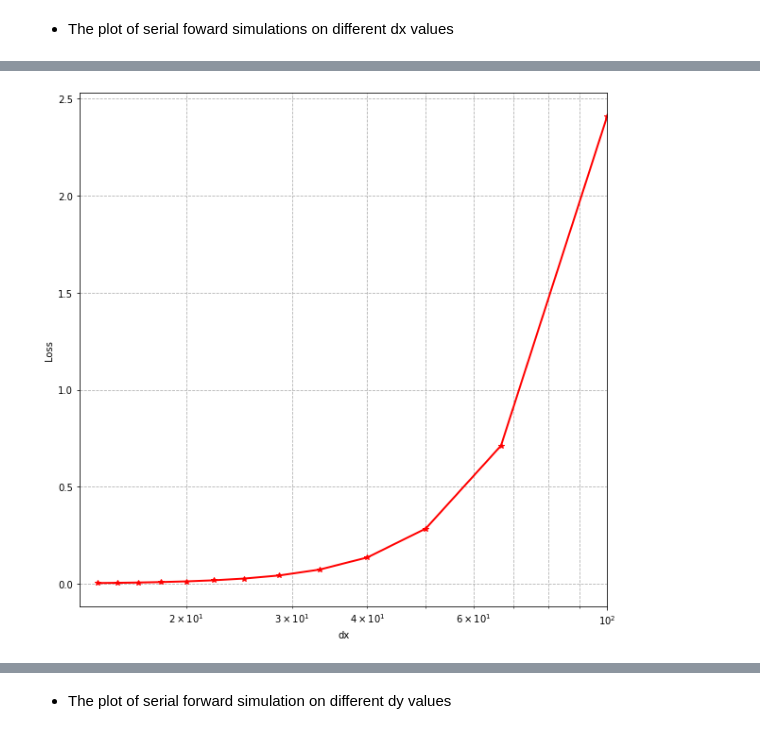
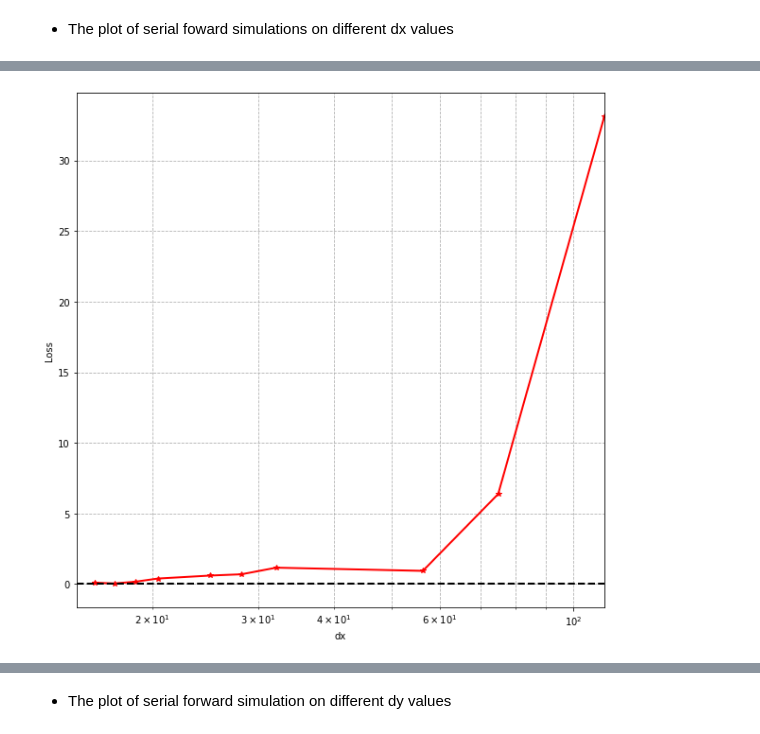
Before and after one commit to ychen1492/reference-simulation, a Jupyter notebook: he_resolution_visualization.ipynb, the cells around one changed output, grey strips where cells are left out. Drawn from its saved outputs; the diff is of its cells as text; code cells hidden in the pictures.

```diff
--- a/he_resolution_visualization.ipynb
+++ b/he_resolution_visualization.ipynb
@@ -11,7 +11,7 @@ import numpy as np
 # %% [markdown]
 - The plot of serial foward simulations on different dx values
 # %%
-temperature = pd.read_csv('./SerialResolution/temperature_resolution_dx_he.csv')
+temperature = pd.read_csv('./SerialResolutionHo/temperature_resolution_dx.csv')
 time_arr = temperature['time'].to_numpy() / 365
 temperature.drop('time', inplace=True, axis=1)
 
@@ -30,0 +31,27 @@ axx[0].grid(visible=True, which='both',axis='both',linestyle='--')
+# %%
+# temperature = pd.read_csv('./SerialResolutionHo/temperature_resolution_dx.csv')
+# temperature.drop('time', inplace=True, axis=1)
+temperature.columns = [float(x) for x in temperature.columns]
+temperature = temperature.reindex(sorted(temperature.columns), axis=1)
+# empty difference list
+differences = []
+
+# dx values
+dx = []
+for x in temperature.columns:
+    dx.append(float(x))
+
+for i in range(1,len(temperature.columns)):
+    diff = temperature.iloc[:,i] - temperature.iloc[:,i-1]
+    differences.append(sum(diff**2))
+
+fig, ax = plt.subplots(1, 1,figsize=(10, 10))
+axx = fig.axes
+
+axx[0].plot(dx[1:], differences, linewidth=2, color='r', marker='*')
+axx[0].plot(dx[0:], np.ones(len(differences)+1)*0.05, linewidth=2, color='k', linestyle='--')
+axx[0].set_xlabel('dx')
+axx[0].set_xscale('log')
+axx[0].set_xlim(min(dx), max(dx))
+axx[0].set_ylabel('Loss')
+axx[0].grid(visible=True, which='both',axis='both',linestyle='--')
@@ -31,28 +96,29 @@ axx[0].grid(visible=True, which='both',axis='both',linestyle='--')
 # %%
-temperature = pd.read_csv('./SerialResolution/temperature_resolution_dx_he.csv')
+temperature = pd.read_csv('./SerialResolutionLayered/temperature_resolution_dx.csv')
 temperature.drop('time', inplace=True, axis=1)
 temperature.columns = [float(x) for x in temperature.columns]
 temperature = temperature.reindex(sorted(temperature.columns), axis=1)
 # empty difference list
 differences = []
 
 # dx values
 dx = []
 for x in temperature.columns:
     dx.append(float(x))
 
 for i in range(1,len(temperature.columns)):
     diff = temperature.iloc[:,i] - temperature.iloc[:,i-1]
     differences.append(sum(diff**2))
 
 fig, ax = plt.subplots(1, 1,figsize=(10, 10))
 axx = fig.axes
 
 axx[0].plot(dx[1:], differences, linewidth=2, color='r', marker='*')
+axx[0].plot(dx[0:], np.ones(len(differences)+1)*0.01, linewidth=2, color='k', linestyle='--')
 axx[0].set_xlabel('dx')
 axx[0].set_xscale('log')
 axx[0].set_xlim(min(dx), max(dx))
 axx[0].set_ylabel('Loss')
 axx[0].grid(visible=True, which='both',axis='both',linestyle='--')
 # %% [output]
-[figure, old version]
+[figure, new version]
```
Also changed, not shown: parts of 10 cells of this notebook, 4 other files.
